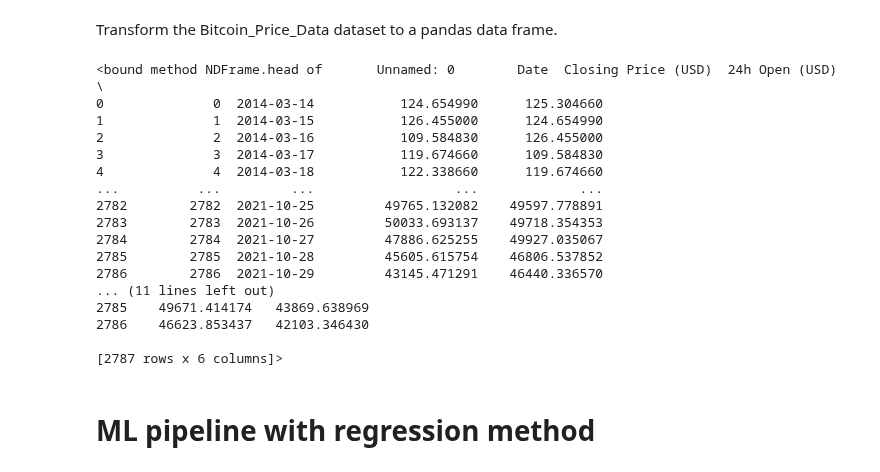
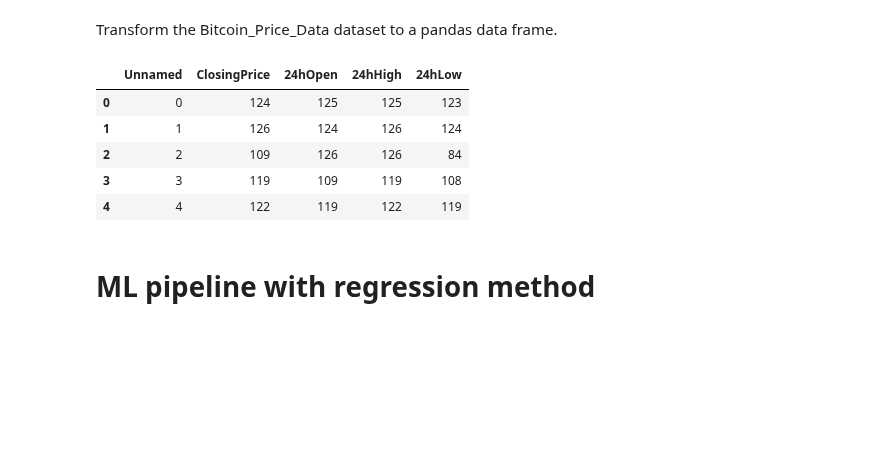
Before and after one commit to ksagep/fifth-milestone-project-bitcoin, a Jupyter notebook: jupyter_notebooks/Build_ML.ipynb, the cells around one changed output. Saved outputs shown, nothing was run; the diff lists cells and outputs as text; code cells hidden in the pictures; blank space fills up the shorter version.

```diff
--- a/jupyter_notebooks/Build_ML.ipynb
+++ b/jupyter_notebooks/Build_ML.ipynb
@@ -66,26 +66,15 @@ current_dir
 Transform the Bitcoin_Price_Data dataset to a pandas data frame.
 # %%
 import pandas as pd
-df = pd.read_csv("/workspace/fifth-milestone-project-bitcoin/jupyter_notebooks/outputs/dataset/collection/Bitcoin_Price_Data.csv")
+df = pd.read_csv("/workspace/fifth-milestone-project-bitcoin/jupyter_notebooks/outputs/dataset/collection/Bitcoin_Price_Data_int.csv")
 df.head()
 # %% [output]
-<bound method NDFrame.head of       Unnamed: 0        Date  Closing Price (USD)  24h Open (USD)  \
-0              0  2014-03-14           124.654990      125.304660
-1              1  2014-03-15           126.455000      124.654990
-2              2  2014-03-16           109.584830      126.455000
-3              3  2014-03-17           119.674660      109.584830
-4              4  2014-03-18           122.338660      119.674660
-...          ...         ...                  ...             ...
-2782        2782  2021-10-25         49765.132082    49597.778891
-2783        2783  2021-10-26         50033.693137    49718.354353
-2784        2784  2021-10-27         47886.625255    49927.035067
-2785        2785  2021-10-28         45605.615754    46806.537852
-2786        2786  2021-10-29         43145.471291    46440.336570
-... (11 lines left out)
-2785    49671.414174   43869.638969
-2786    46623.853437   42103.346430
-
-[2787 rows x 6 columns]>
+|  | Unnamed | ClosingPrice | 24hOpen | 24hHigh | 24hLow |
+| 0 | 0 | 124 | 125 | 125 | 123 |
+| 1 | 1 | 126 | 124 | 126 | 124 |
+| 2 | 2 | 109 | 126 | 126 | 84 |
+| 3 | 3 | 119 | 109 | 119 | 108 |
+| 4 | 4 | 122 | 119 | 122 | 119 |
 # %% [markdown]
 # ML pipeline with regression method
 # %% [markdown]
```
Also changed, not shown: parts of 3 cells of this notebook, 2 other files.
